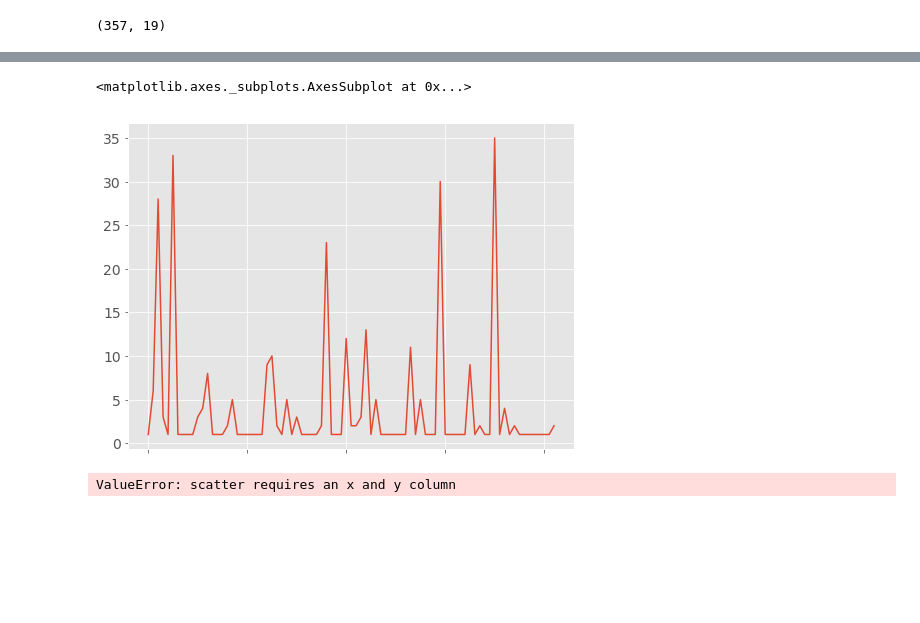
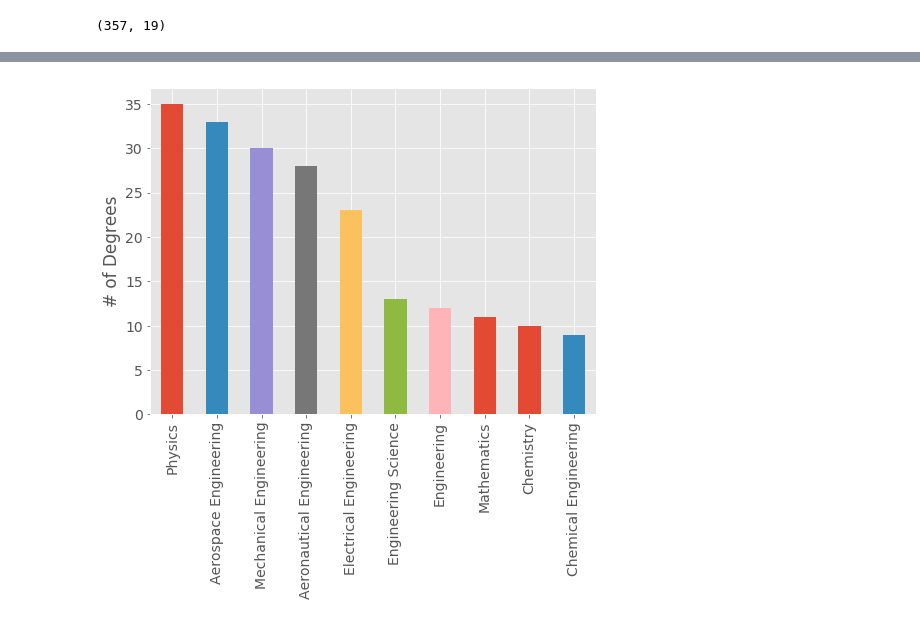
Before and after one commit to AnthonyH13/astronaut_website, a Jupyter notebook: Untitled.ipynb, the cells around one changed output, grey strips where cells are left out. Saved outputs shown, nothing was run; the diff lists cells and outputs as text; code cells hidden in the pictures; blank space fills up the shorter version.

```diff
--- a/Untitled.ipynb
+++ b/Untitled.ipynb
@@ -72,9 +67,6 @@ astro['Graduate Major'].plot(bins=20)
-# %%
-astro['Undergraduate Major'].value_counts().sort_index().plot()
-# %% [output]
-<matplotlib.axes._subplots.AxesSubplot at 0x...>
-[figure, removed]
-# %%
-astro.plot()
-# %% [output]
-ValueError: scatter requires an x and y column
+# %%
+plt.ylabel('# of Degrees')
+astro['Undergraduate Major'].value_counts().head(10).plot(kind='bar')
+plt.savefig('undergrad.jpeg')
+# %% [output]
+[figure, added]
```
Also changed, not shown: parts of 5 cells of this notebook, 13 other files.
